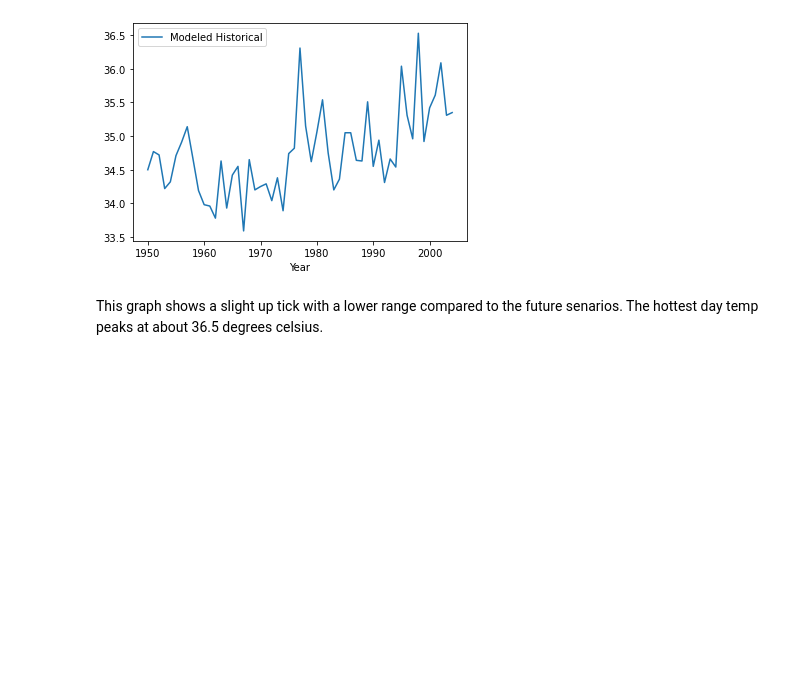
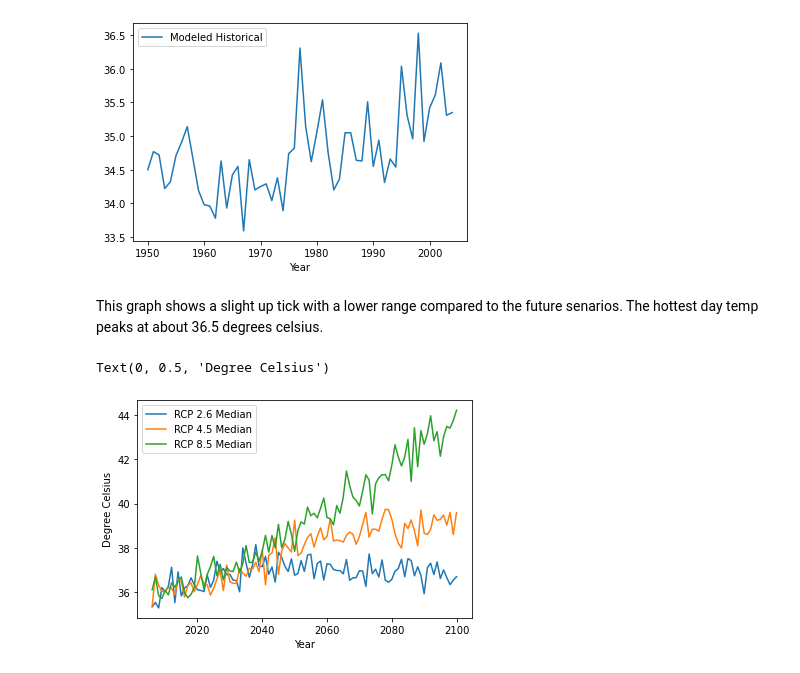
Before and after one commit to data301-2021-winter1/project-group70-project, a Jupyter notebook: notebooks/analysis3.ipynb, the cells around one changed output. Saved outputs shown, nothing was run; the diff lists cells and outputs as text; code cells hidden in the pictures; blank space fills up the shorter version.

```diff
--- a/notebooks/analysis3.ipynb
+++ b/notebooks/analysis3.ipynb
@@ -368,3 +368,10 @@ hist.plot(kind='line', x='Year', y='Modeled Historical')
 [figure]
 # %% [markdown]
 This graph shows a slight up tick with a lower range compared to the future senarios. The hottest day temp peaks at about 36.5 degrees celsius.
+# %%
+import matplotlib.pyplot as plt
+proj.plot(kind='line', x='Year')
+plt.ylabel('Degree Celsius')
+# %% [output]
+Text(0, 0.5, 'Degree Celsius')
+[figure, added]
```
Also changed, not shown: parts of 1 cell of this notebook, 2 other files.
